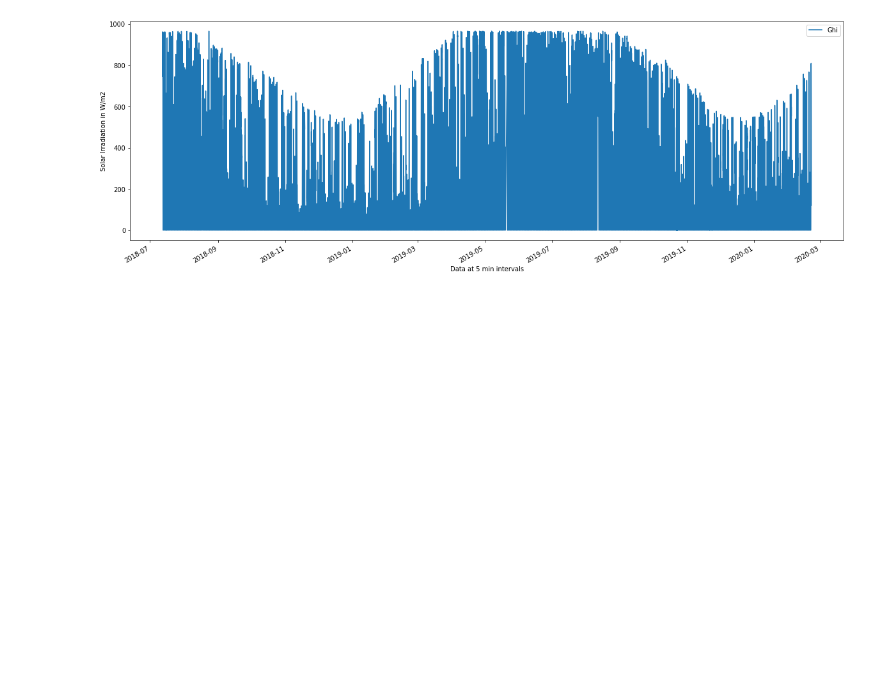
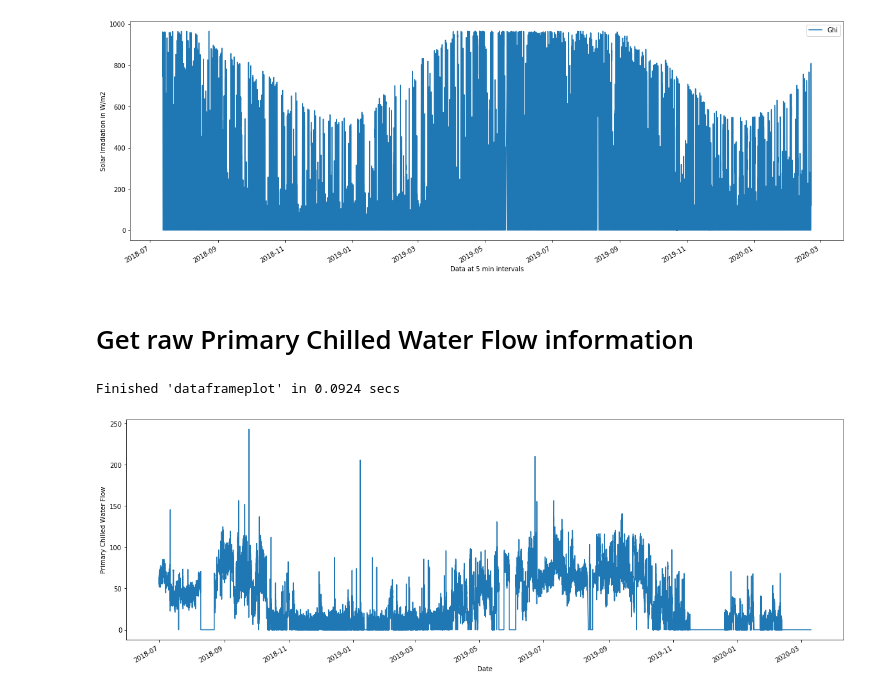
Before and after one commit to AvisekNaug/CDC2020, a Jupyter notebook: notebooks/Raw Data Processing.ipynb, the cells around one changed output. Drawn from its saved outputs; the diff is of its cells as text; code cells hidden in the pictures; blank space fills up the shorter version.

```diff
--- a/notebooks/Raw Data Processing.ipynb
+++ b/notebooks/Raw Data Processing.ipynb
@@ -198,3 +198,23 @@ Finished 'dataframeplot' in 0.1027 secs
 # %%
 # Saving the processed data
 ghidf.to_pickle('../data/processed/ghi.pkl')
+# %% [markdown]
+# Get raw Primary Chilled Water Flow information
+# %%
+# load data path
+flowdata = dp.readfile('../data/raw/energyvars/2020-03-10_1703_dataExport.csv',
+                      timeformat='%Y-%m-%d %H:%M:%S',
+                      dateheading='Date')
+
+# Basic preprocessing read data and perform certain available operations and return processed dataframe
+processmethods = ['file2df', 'datetime_parse_df']
+flow = flowdata.return_df(processmethods=processmethods)
+# %%
+# Drop rows with NaN
+flow = dp.dropNaNrows(flow)
+
+# Plot the df
+dp.dataframeplot(flow, ylabel='Primary Chilled Water Flow', xlabel='Date', style='-')
+# %% [output]
+Finished 'dataframeplot' in 0.0924 secs
+[figure, added]
```
Also changed, not shown: parts of 9 cells of this notebook, 1 other file.
